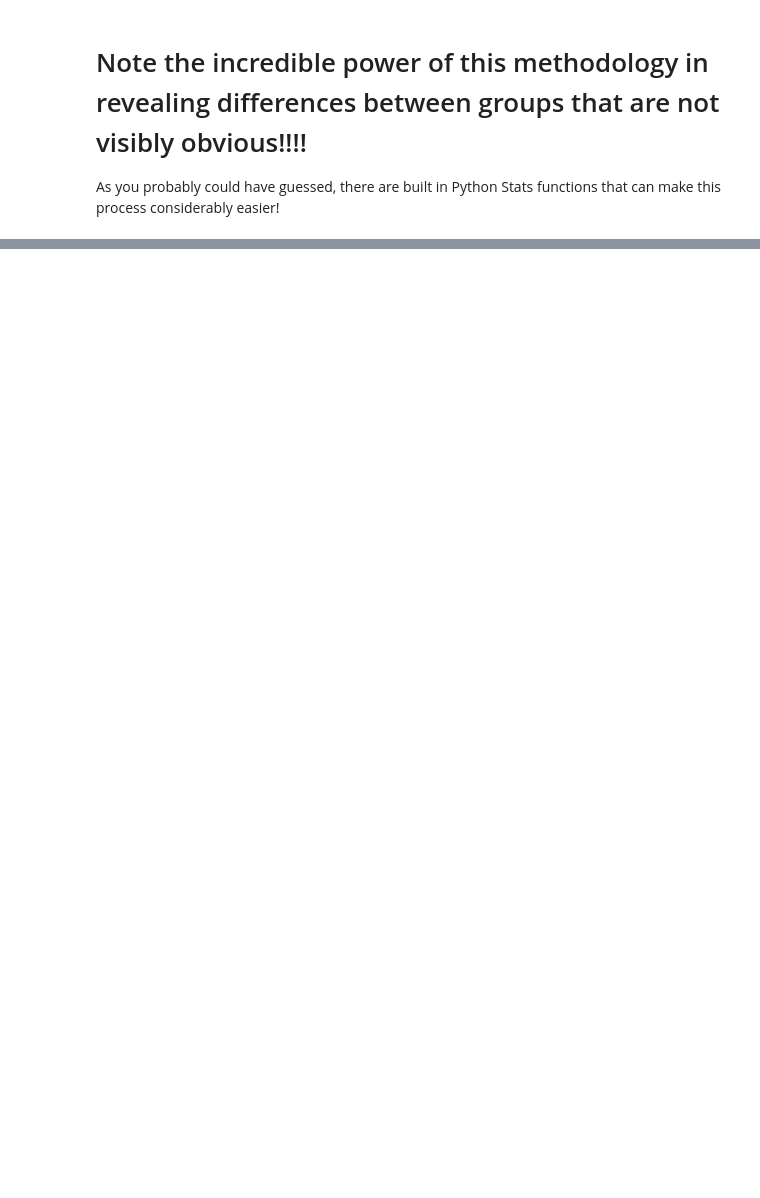
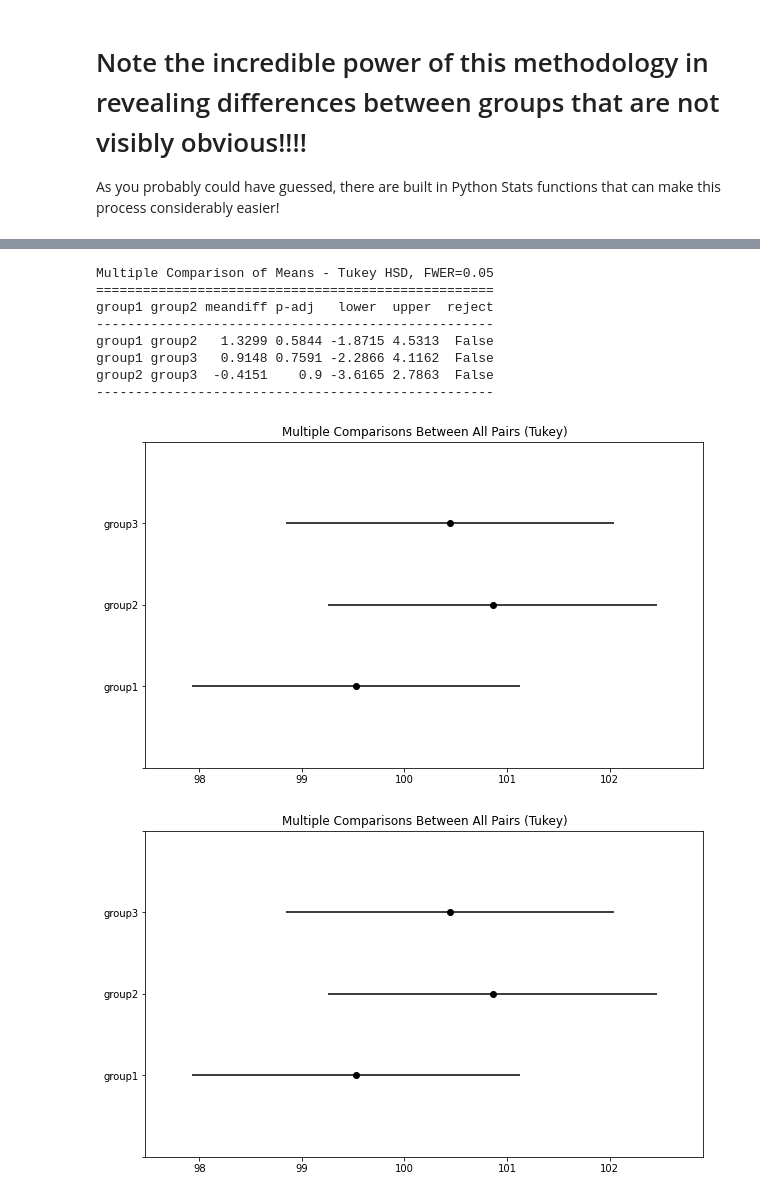
Before and after one commit to wdreames/phys341, a Jupyter notebook: ANOVA.ipynb, the cells around one changed output, grey strips where cells are left out. Cells and saved outputs as stored; diff of their text form; code cells hidden in the pictures; blank space fills up the shorter version.

```diff
--- a/ANOVA.ipynb
+++ b/ANOVA.ipynb
@@ -345,0 +674,17 @@ Residual      297.0  11240.637812   37.847265        NaN           NaN
+# %%
+# Put into dataframe
+
+df = pd.DataFrame()
+df['group1'] = group1a
+df['group2'] = group1b
+df['group3'] = group1c
+
+# Stack the data (and rename columns):
+
+stacked_data = df.stack().reset_index()
+stacked_data = stacked_data.rename(columns={'level_0': 'id',
+                                            'level_1': 'group',
+                                            0:'result'})
+# Show the dataframe:
+
+print (stacked_data)
@@ -345,0 +706,23 @@ Residual      297.0  11240.637812   37.847265        NaN           NaN
+# %%
+# Set up the data for comparison (creates a specialised object)
+MultiComp = MultiComparison(stacked_data['result'],
+                            stacked_data['group'])
+
+# Show all pair-wise comparisons:
+
+# Print the comparisons
+
+print(MultiComp.tukeyhsd(alpha=alpha).summary())
+
+MultiComp.tukeyhsd().plot_simultaneous()
+# %% [output]
+Multiple Comparison of Means - Tukey HSD, FWER=0.05
+===================================================
+group1 group2 meandiff p-adj   lower  upper  reject
+---------------------------------------------------
+group1 group2   1.3299 0.5844 -1.8715 4.5313  False
+group1 group3   0.9148 0.7591 -2.2866 4.1162  False
+group2 group3  -0.4151    0.9 -3.6165 2.7863  False
+---------------------------------------------------
+[figure, added]
+[figure, added]
```
Also changed, not shown: parts of 25 cells of this notebook, 2 other files.
